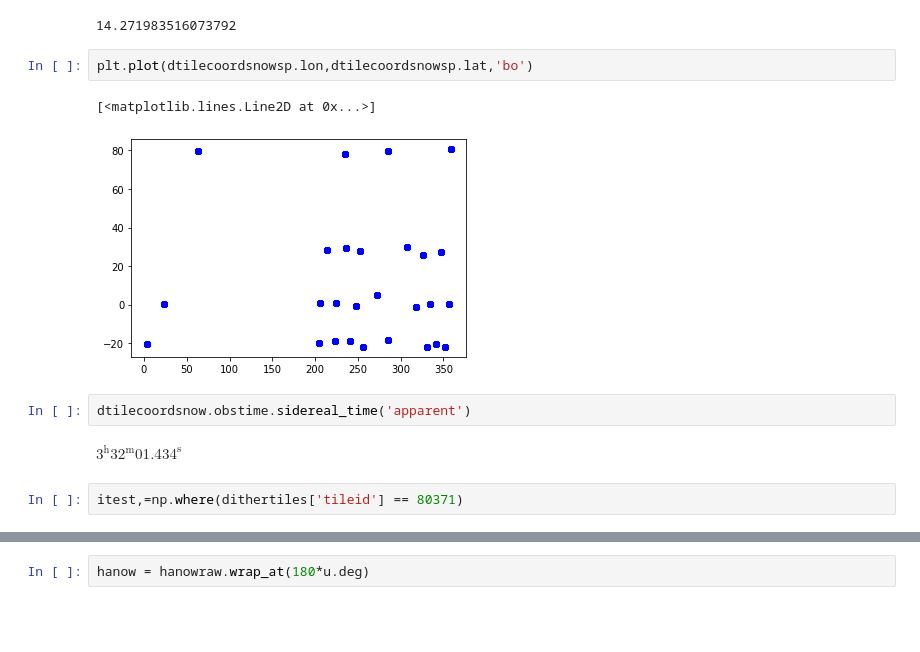
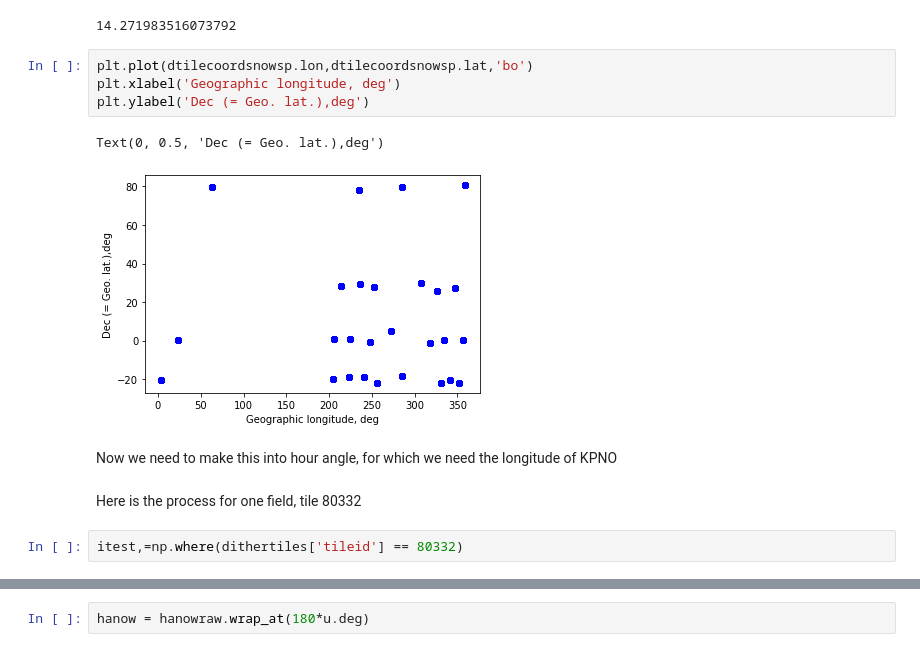
Before and after one commit to crockosi/desi-commissioning, a Jupyter notebook: skycoordhelper.ipynb, the cells around one changed output, grey strips where cells are left out. Saved outputs shown, nothing was run; the diff lists cells and outputs as text; blank space fills up the shorter version.

```diff
--- a/skycoordhelper.ipynb
+++ b/skycoordhelper.ipynb
@@ -59,15 +81,17 @@ dtilecoordsnowsp[0].lon.hourangle
 14.271983516073792
 # %%
 plt.plot(dtilecoordsnowsp.lon,dtilecoordsnowsp.lat,'bo')
+plt.xlabel('Geographic longitude, deg')
+plt.ylabel('Dec (= Geo. lat.),deg')
 # %% [output]
-[<matplotlib.lines.Line2D at 0x...>]
+Text(0, 0.5, 'Dec (= Geo. lat.),deg')
-[figure, old version]
+[figure, new version]
-# %%
-dtilecoordsnow.obstime.sidereal_time('apparent')
-# %% [output]
-$3^\mathrm{h}32^\mathrm{m}01.434^\mathrm{s}$
+# %% [markdown]
+Now we need to make this into hour angle, for which we need the longitude of KPNO
+# %% [markdown]
+Here is the process for one field, tile 80332
 # %%
-itest,=np.where(dithertiles['tileid'] == 80371)
+itest,=np.where(dithertiles['tileid'] == 80332)
 # %%
 itest
 # %% [output]
```
Also changed, not shown: parts of 20 cells of this notebook.
